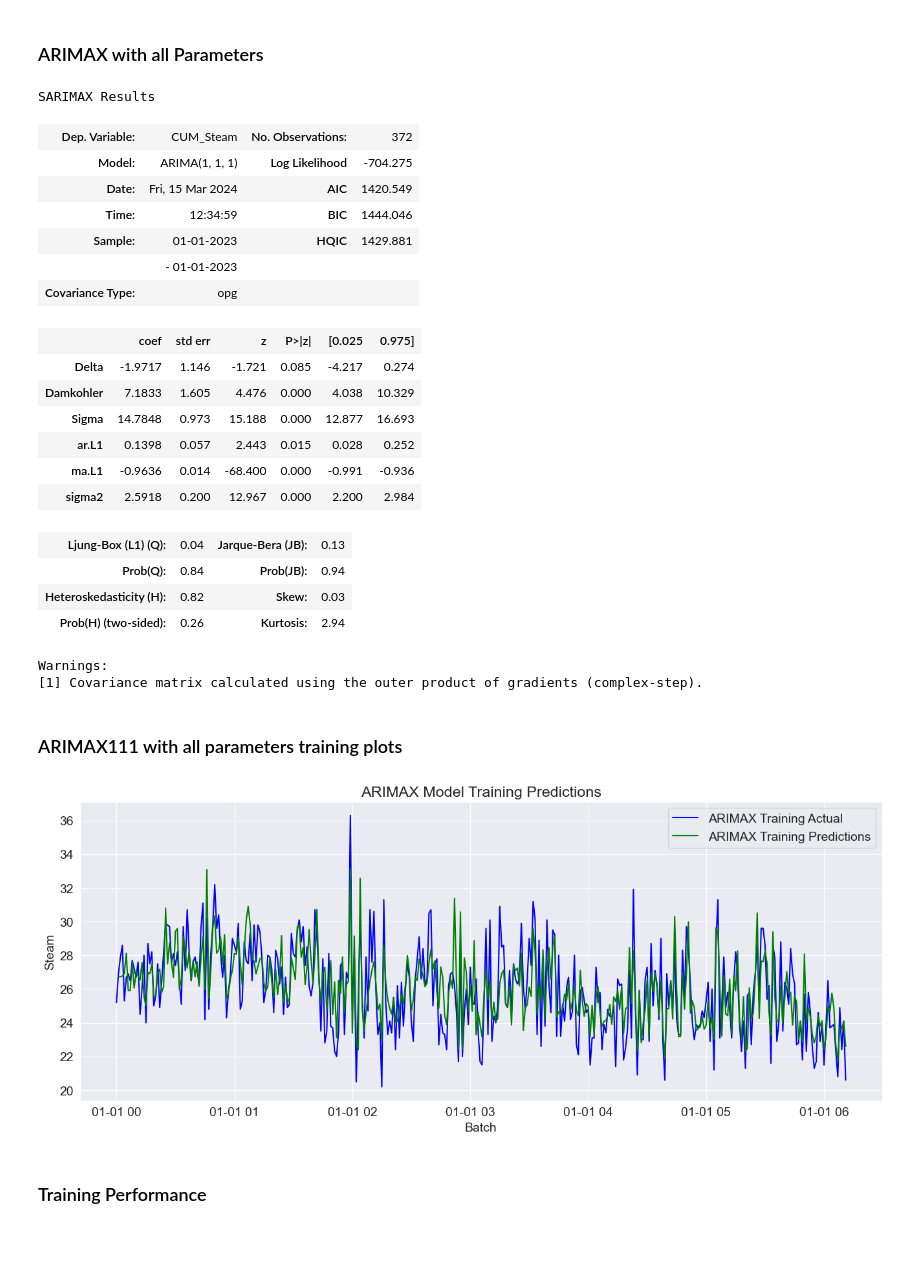
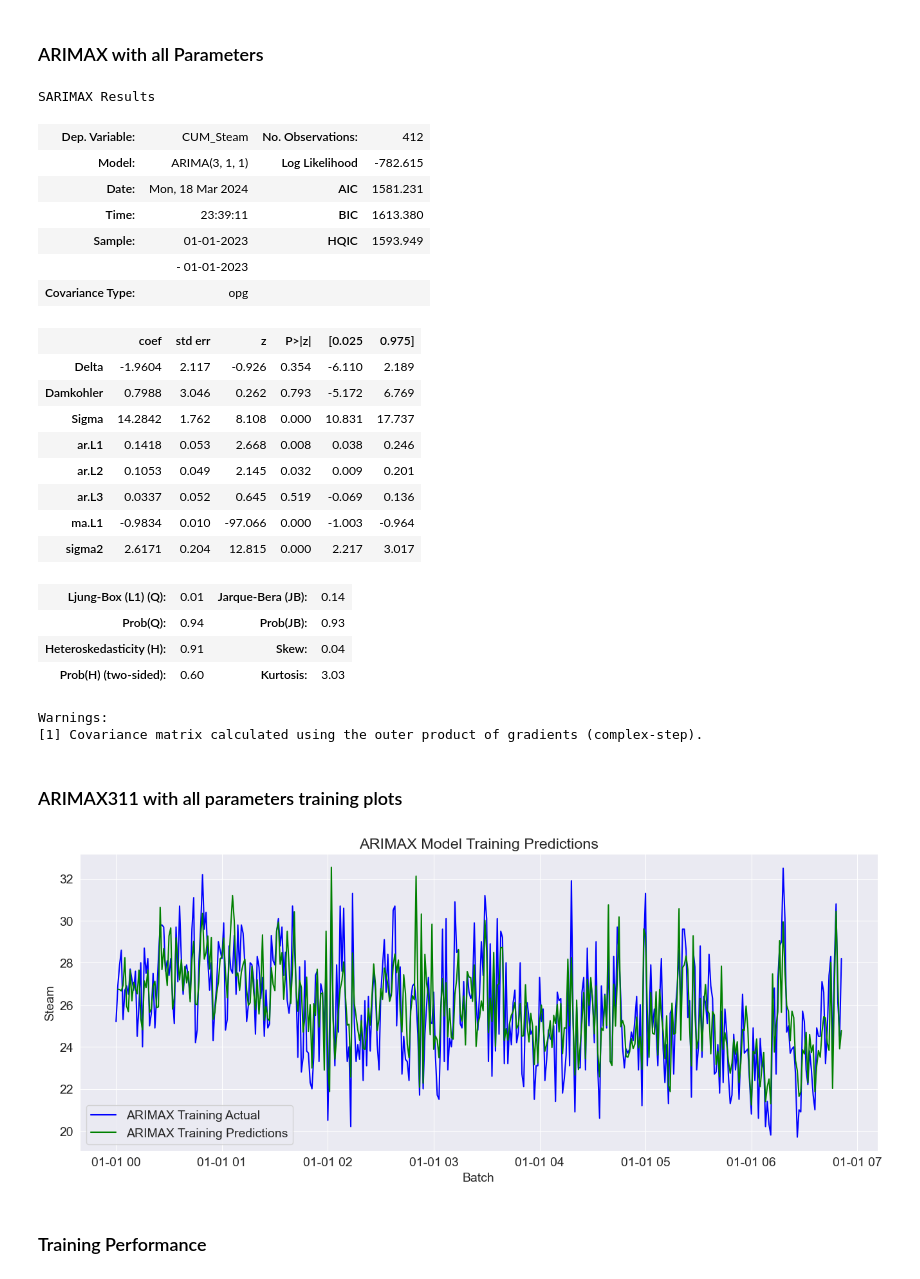
Before and after one commit to DaviesHub/linear_timeseries_analysis, a Jupyter notebook: Dig15LinearAnalysis.ipynb, the cells around one changed output. Cells and saved outputs as stored; diff of their text form; code cells hidden in the pictures; blank space fills up the shorter version.

```diff
--- a/Dig15LinearAnalysis.ipynb
+++ b/Dig15LinearAnalysis.ipynb
@@ -561,65 +357,67 @@ r2 -0.8114422459153472
 exog_vars = data15_train[['Delta', 'Damkohler', 'Sigma']]
 
 # Fit AutoARIMA model with exogenous variables
-model_arimax = ARIMA(data15_train['CUM_Steam'], exog=exog_vars, order=(1,1,1))
+model_arimax = ARIMA(data15_train['CUM_Steam'], exog=exog_vars, order=(3,1,1))
 res_arimax = model_arimax.fit()
 res_arimax.summary()
 # %% [output]
 SARIMAX Results
-| Dep. Variable: | CUM_Steam | No. Observations: | 372 |
-| Model: | ARIMA(1, 1, 1) | Log Likelihood | -704.275 |
-| Date: | Fri, 15 Mar 2024 | AIC | 1420.549 |
-| Time: | 12:34:59 | BIC | 1444.046 |
-| Sample: | 01-01-2023 | HQIC | 1429.881 |
+| Dep. Variable: | CUM_Steam | No. Observations: | 412 |
+| Model: | ARIMA(3, 1, 1) | Log Likelihood | -782.615 |
+| Date: | Mon, 18 Mar 2024 | AIC | 1581.231 |
+| Time: | 23:39:11 | BIC | 1613.380 |
+| Sample: | 01-01-2023 | HQIC | 1593.949 |
 |  | - 01-01-2023 |  |  |
 | Covariance Type: | opg |  |  |
 |  | coef | std err | z | P>|z| | [0.025 | 0.975] |
-| Delta | -1.9717 | 1.146 | -1.721 | 0.085 | -4.217 | 0.274 |
-| Damkohler | 7.1833 | 1.605 | 4.476 | 0.000 | 4.038 | 10.329 |
-| Sigma | 14.7848 | 0.973 | 15.188 | 0.000 | 12.877 | 16.693 |
-| ar.L1 | 0.1398 | 0.057 | 2.443 | 0.015 | 0.028 | 0.252 |
-| ma.L1 | -0.9636 | 0.014 | -68.400 | 0.000 | -0.991 | -0.936 |
-| sigma2 | 2.5918 | 0.200 | 12.967 | 0.000 | 2.200 | 2.984 |
+| Delta | -1.9604 | 2.117 | -0.926 | 0.354 | -6.110 | 2.189 |
+| Damkohler | 0.7988 | 3.046 | 0.262 | 0.793 | -5.172 | 6.769 |
+| Sigma | 14.2842 | 1.762 | 8.108 | 0.000 | 10.831 | 17.737 |
+| ar.L1 | 0.1418 | 0.053 | 2.668 | 0.008 | 0.038 | 0.246 |
+| ar.L2 | 0.1053 | 0.049 | 2.145 | 0.032 | 0.009 | 0.201 |
+| ar.L3 | 0.0337 | 0.052 | 0.645 | 0.519 | -0.069 | 0.136 |
+| ma.L1 | -0.9834 | 0.010 | -97.066 | 0.000 | -1.003 | -0.964 |
+| sigma2 | 2.6171 | 0.204 | 12.815 | 0.000 | 2.217 | 3.017 |
-| Ljung-Box (L1) (Q): | 0.04 | Jarque-Bera (JB): | 0.13 |
-| Prob(Q): | 0.84 | Prob(JB): | 0.94 |
-| Heteroskedasticity (H): | 0.82 | Skew: | 0.03 |
-| Prob(H) (two-sided): | 0.26 | Kurtosis: | 2.94 |
+| Ljung-Box (L1) (Q): | 0.01 | Jarque-Bera (JB): | 0.14 |
+| Prob(Q): | 0.94 | Prob(JB): | 0.93 |
+| Heteroskedasticity (H): | 0.91 | Skew: | 0.04 |
+| Prob(H) (two-sided): | 0.60 | Kurtosis: | 3.03 |
 Warnings:
 [1] Covariance matrix calculated using the outer product of gradients (complex-step).
 # %% [markdown]
-### ARIMAX111 with all parameters training plots
+### ARIMAX311 with all parameters training plots
 # %%
-start_date = '2023-01-01 06:12:00'
-end_date = '2023-01-01 07:44:00'
+start_date = '2023-01-01 06:52:00'
+end_date = '2023-01-01 07:37:00'
 exog_vars_test = data15_test[['Delta', 'Damkohler', 'Sigma']]
 
 # Make predictions on training dataset
 train_predictions = pd.DataFrame(res_arimax.predict())
 #print(train_predictions)
 
 pd.set_option('display.max_rows', None)
 pd.set_option('display.max_columns', None)
 
 #Make predictions on test dataset
 arimax_test_predictions = pd.DataFrame(res_arimax.predict(start=start_date, end=end_date, exog=exog_vars_test))
 #print(test_predictions)
 
 # Plot actual values of training data
 plt.plot(data15_train.index, data15_train['CUM_Steam'], color='blue', label='ARIMAX Training Actual')
 
 # Plot predicted values of training data
 plt.plot(data15_train.index[1:], train_predictions['predicted_mean'].iloc[1:], color='green', label='ARIMAX Training Predictions')
 
 # Add labels and legend
 plt.title('ARIMAX Model Training Predictions')
 plt.xlabel('Batch')
 plt.ylabel('Steam')
 plt.legend()
 
 # Show plot
 plt.show()
 # %% [output]
-[figure, old version]
+[figure, new version]
 # %% [markdown]
 ### Training Performance
 # %%
```
Also changed, not shown: parts of 29 cells of this notebook.
